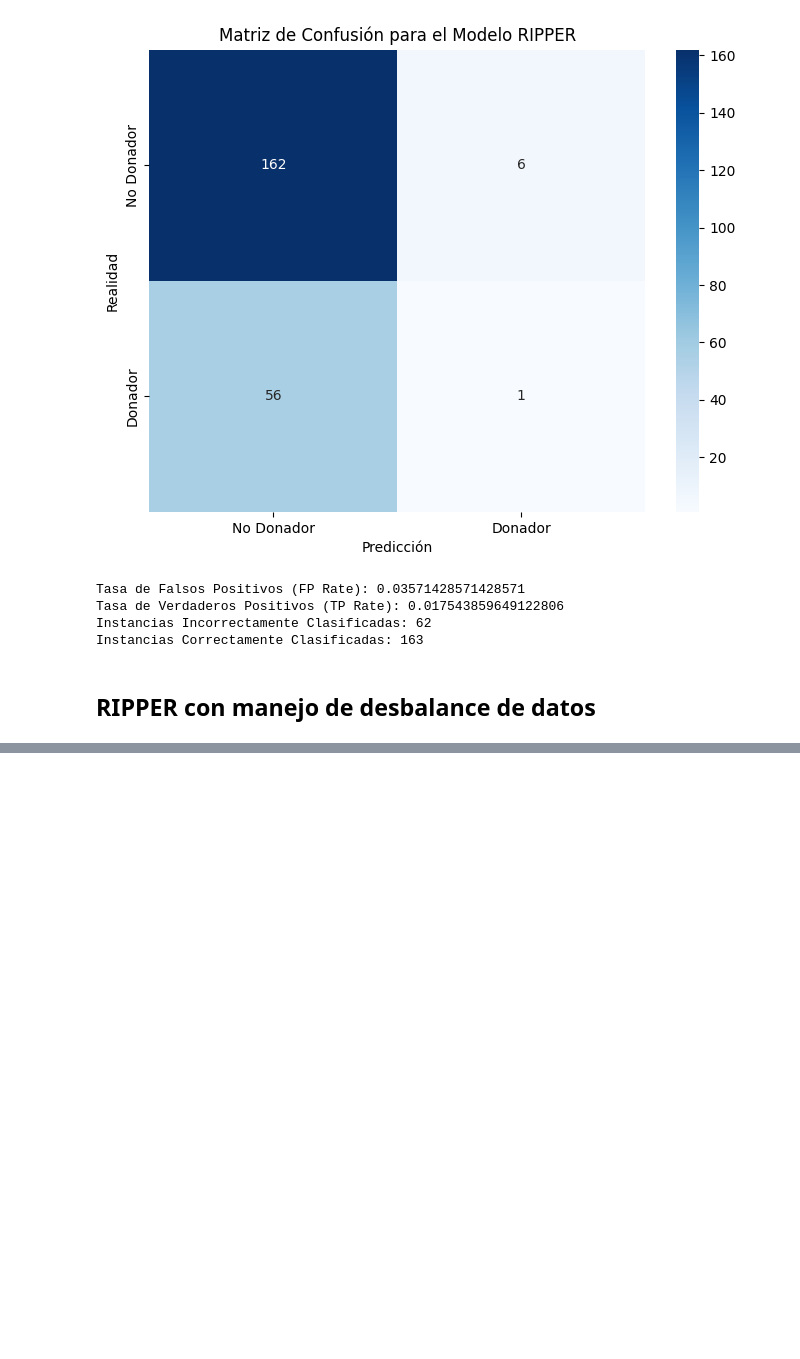
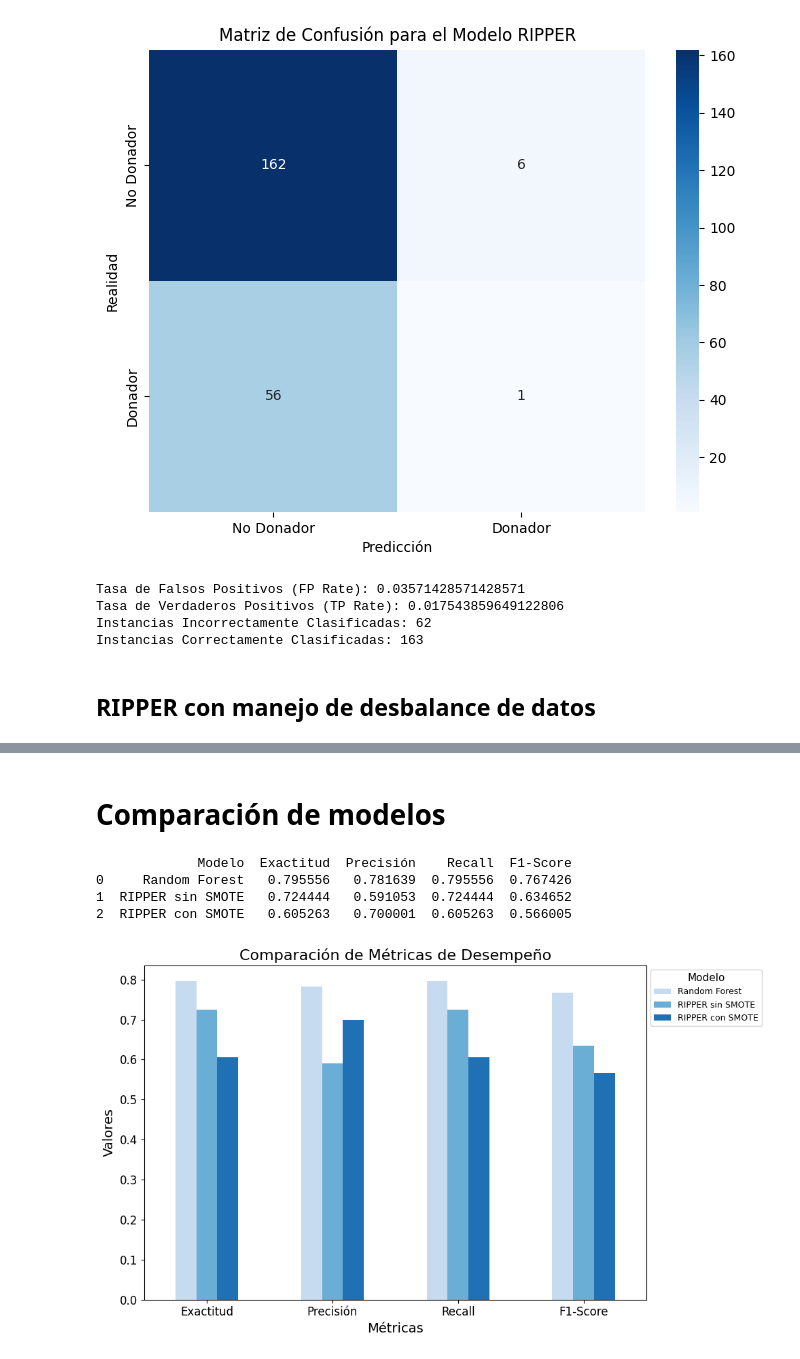
Before and after one commit to juanjacevedo/Lab_3_Decision_Tree, a Jupyter notebook: Actividad.ipynb, the cells around one changed output, grey strips where cells are left out. Drawn from its saved outputs; the diff is of its cells as text; code cells hidden in the pictures; blank space fills up the shorter version.

```diff
--- a/Actividad.ipynb
+++ b/Actividad.ipynb
@@ -634,5 +633,8 @@ grid_search = GridSearchCV(estimator=RandomForestClassifier(random_state=101,
 
 # Entrenar el Modelo
 grid_search.fit(X_train, Y_train)
+
+# Predecir con el modelo Random Forest
+y_pred_rf = grid_search.predict(X_test)
 # %% [output]
 Fitting 5 folds for each of 36 candidates, totalling 180 fits
@@ -722,7 +718,6 @@ y_RCD = df['DONADOR']
 
 # Convertir la etiqueta a tipo categórico y luego a numérico
 y_RCD = y_RCD.astype('category').cat.codes
-
 
 # Dividir datos en entrenamiento y prueba
 X_train_CD, X_test_CD, y_train_CD, y_test_CD = train_test_split(X_RCD, y_RCD, test_size=0.3, random_state=101)
@@ -732,7 +727,7 @@ train_data_CD = pd.concat([X_train_CD, y_train_CD], axis=1)
 train_data_CD.columns = list(X_train_CD.columns) + ['DONADOR']
 
 # Crear y entrenar modelo RIPPER
-model_CD = lw.RIPPER(random_state=101)
+model_CD = lw.RIPPER(random_state=101, prune_size=0.5, k=5, max_rules=10)
 model_CD.fit(train_data_CD, class_feat="DONADOR")
 
 # Predecir sobre los datos de prueba
@@ -915,0 +912,62 @@ Instancias Correctamente Clasificadas: 195
+# %% [markdown]
+# Comparación de modelos
+# %%
+metrics_rf = {
+    "Exactitud": accuracy_score(Y_test, y_pred_rf),
+    "Precisión": precision_score(Y_test, y_pred_rf, average='weighted'),
+    "Recall": recall_score(Y_test, y_pred_rf, average='weighted'),
+    "F1-Score": f1_score(Y_test, y_pred_rf, average='weighted')
+}
+
+metrics_ripper = {
+    "Exactitud": accuracy_score(y_test_CD, y_pred_CD),
+    "Precisión": precision_score(y_test_CD, y_pred_CD, average='weighted'),
+    "Recall": recall_score(y_test_CD, y_pred_CD, average='weighted'),
+    "F1-Score": f1_score(y_test_CD, y_pred_CD, average='weighted')
+}
+
+metrics_ripper_smote = {
+    "Exactitud": accuracy_score(y_test_SD, y_pred_SD),
+    "Precisión": precision_score(y_test_SD, y_pred_SD, average='weighted'),
+    "Recall": recall_score(y_test_SD, y_pred_SD, average='weighted'),
+    "F1-Score": f1_score(y_test_SD, y_pred_SD, average='weighted')
+}
+
+# Crear el diccionario de métricas
+metrics = {
+    "Modelo": ["Random Forest", "RIPPER sin SMOTE", "RIPPER con SMOTE"],
+    "Exactitud": [metrics_rf["Exactitud"], metrics_ripper["Exactitud"], metrics_ripper_smote["Exactitud"]],
+    "Precisión": [metrics_rf["Precisión"], metrics_ripper["Precisión"], metrics_ripper_smote["Precisión"]],
+    "Recall": [metrics_rf["Recall"], metrics_ripper["Recall"], metrics_ripper_smote["Recall"]],
+    "F1-Score": [metrics_rf["F1-Score"], metrics_ripper["F1-Score"], metrics_ripper_smote["F1-Score"]]
+}
+
+# Crear el DataFrame
+df_metrics = pd.DataFrame(metrics)
+
+# Mostrar el DataFrame
+print(df_metrics)
+# %% [output]
+             Modelo  Exactitud  Precisión    Recall  F1-Score
+0     Random Forest   0.795556   0.781639  0.795556  0.767426
+1  RIPPER sin SMOTE   0.724444   0.591053  0.724444  0.634652
+2  RIPPER con SMOTE   0.605263   0.700001  0.605263  0.566005
+# %%
+# Transponer el DataFrame para la gráfica
+df_metrics_transpuesto = df_metrics.set_index("Modelo").T
+
+# Crear una paleta de colores en escala de azules claros
+colors = sns.color_palette("Blues", n_colors=len(df_metrics_transpuesto.columns))
+
+# Gráfico de Barras con colores en escala de azules claros
+ax = df_metrics_transpuesto.plot(kind="bar", figsize=(10, 6), color=colors)
+plt.title("Comparación de Métricas de Desempeño", fontsize=16)
+plt.xlabel("Métricas", fontsize=14)
+plt.ylabel("Valores", fontsize=14)
+plt.xticks(rotation=0, fontsize=12)
+plt.yticks(fontsize=12)
+plt.legend(title="Modelo", fontsize=9, title_fontsize=11, loc='upper left', bbox_to_anchor=(1, 1))
+plt.tight_layout()
+plt.show()
+# %% [output]
+[figure, added]
```
Also changed, not shown: parts of 9 cells of this notebook.
